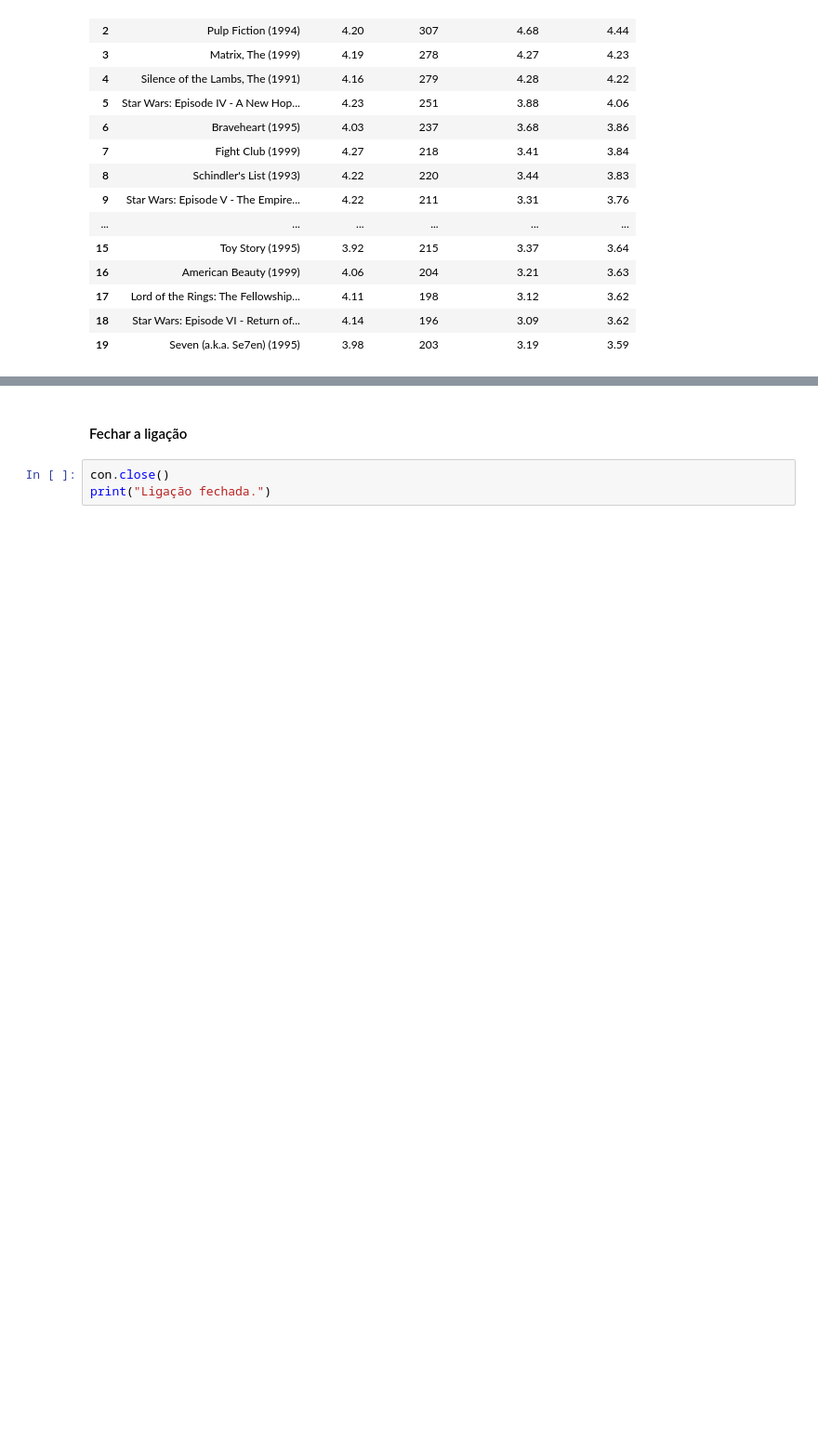
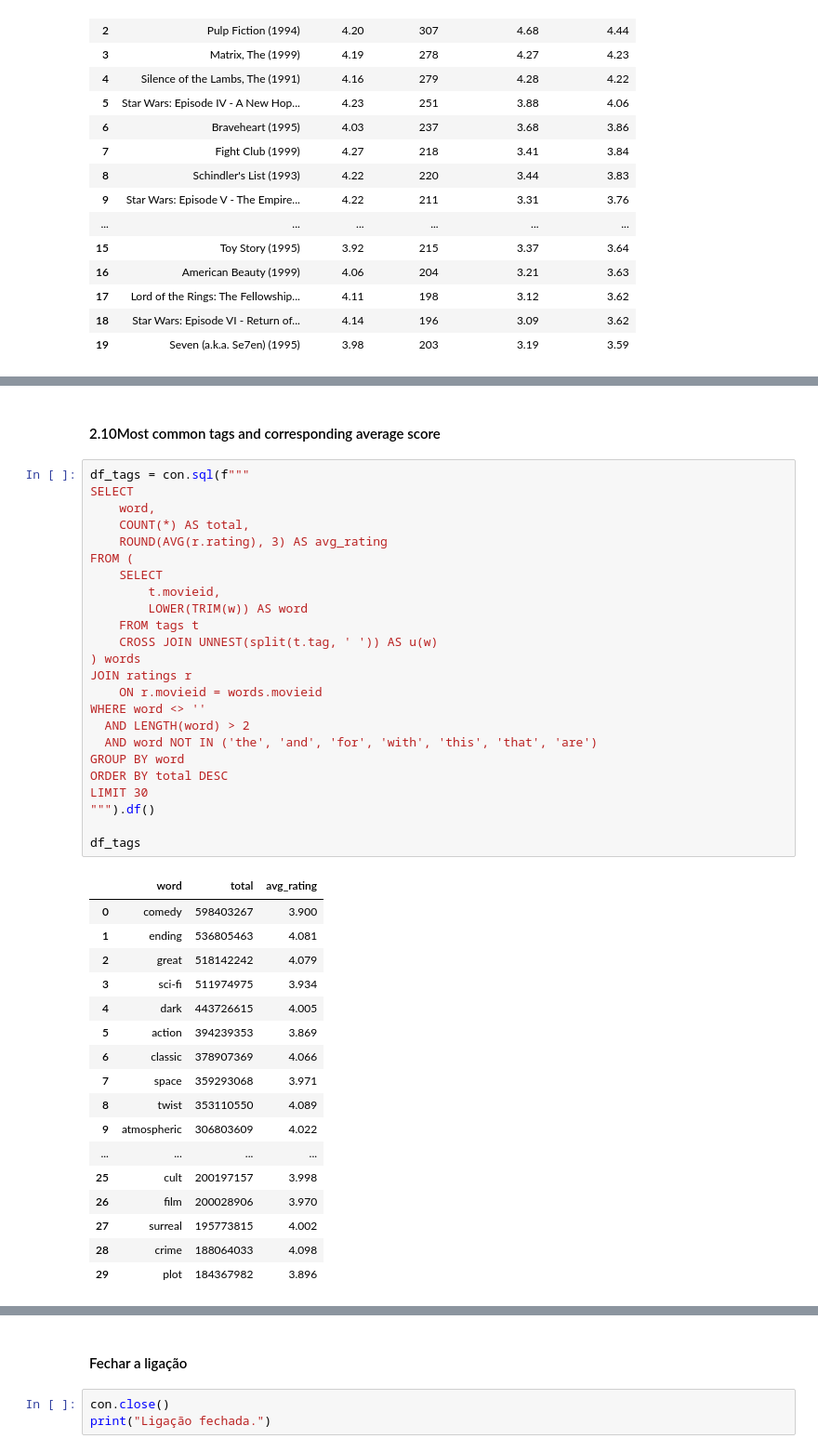
Before and after one commit to sergiopatinha/BigDataFoundations, a Jupyter notebook: notebooks/1.6 - (Small)100K Exploring Data.ipynb, the cells around one changed output, grey strips where cells are left out. Shown at 93% size. Saved outputs shown, nothing was run; the diff lists cells and outputs as text; blank space fills up the shorter version.

```diff
--- a/notebooks/1.6 - (Small)100K Exploring Data.ipynb
+++ b/notebooks/1.6 - (Small)100K Exploring Data.ipynb
@@ -574,0 +826,44 @@ df_weighted
+# %% [markdown]
+#### 2.10Most common tags and corresponding average score
+# %%
+df_tags = con.sql(f"""
+SELECT
+    word,
+    COUNT(*) AS total,
+    ROUND(AVG(r.rating), 3) AS avg_rating
+FROM (
+    SELECT
+        t.movieid,
+        LOWER(TRIM(w)) AS word
+    FROM tags t
+    CROSS JOIN UNNEST(split(t.tag, ' ')) AS u(w)
+) words
+JOIN ratings r
+    ON r.movieid = words.movieid
+WHERE word <> ''
+  AND LENGTH(word) > 2
+  AND word NOT IN ('the', 'and', 'for', 'with', 'this', 'that', 'are')
+GROUP BY word
+ORDER BY total DESC
+LIMIT 30
+""").df()
+
+df_tags
+# %% [output]
+|  | word | total | avg_rating |
+| 0 | comedy | 598403267 | 3.900 |
+| 1 | ending | 536805463 | 4.081 |
+| 2 | great | 518142242 | 4.079 |
+| 3 | sci-fi | 511974975 | 3.934 |
+| 4 | dark | 443726615 | 4.005 |
+| 5 | action | 394239353 | 3.869 |
+| 6 | classic | 378907369 | 4.066 |
+| 7 | space | 359293068 | 3.971 |
+| 8 | twist | 353110550 | 4.089 |
+| 9 | atmospheric | 306803609 | 4.022 |
+| ... | ... | ... | ... |
+| 25 | cult | 200197157 | 3.998 |
+| 26 | film | 200028906 | 3.970 |
+| 27 | surreal | 195773815 | 4.002 |
+| 28 | crime | 188064033 | 4.098 |
+| 29 | plot | 184367982 | 3.896 |
```
Also changed, not shown: parts of 10 cells of this notebook, 2 other files.
